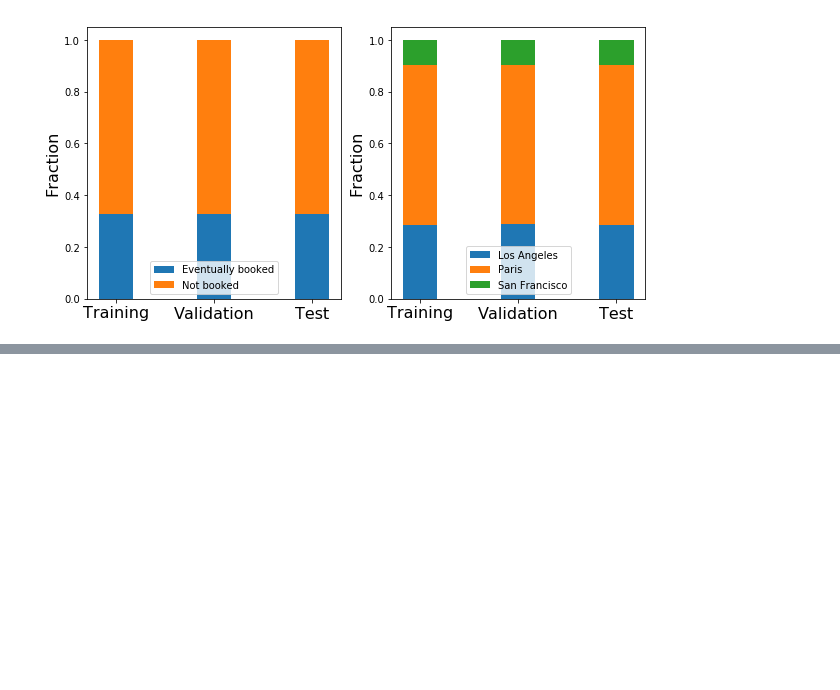
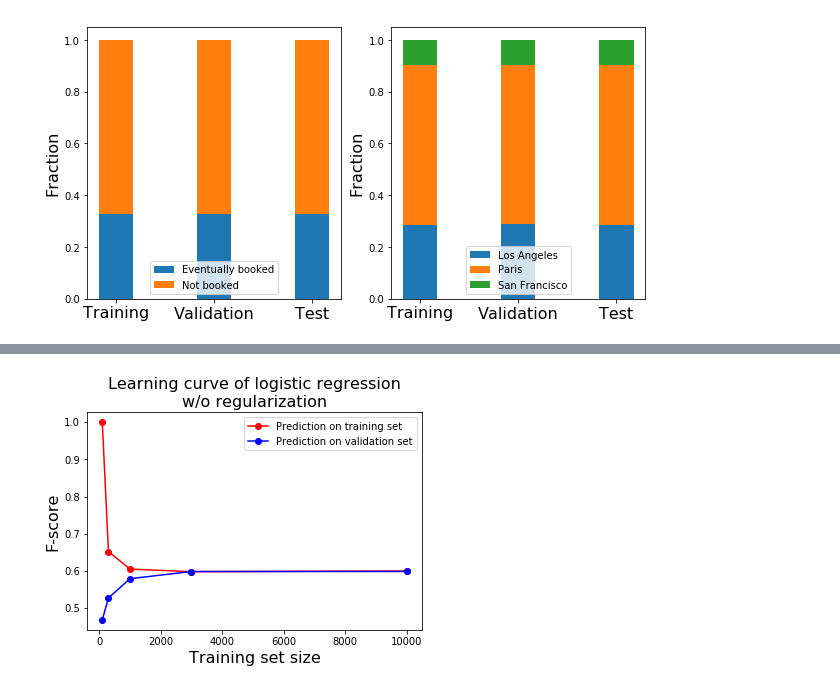
Before and after one commit to yixinmao/airbnb, a Jupyter notebook: scripts/predict_requested.ipynb, the cells around one changed output, grey strips where cells are left out. Drawn from its saved outputs; the diff is of its cells as text; code cells hidden in the pictures; blank space fills up the shorter version.

```diff
--- a/scripts/predict_requested.ipynb
+++ b/scripts/predict_requested.ipynb
@@ -235,0 +243,11 @@ Time for fitting: 95.62247940415727 seconds
+# %%
+# ================================================= #
+# Learning curve for logistic regression model, no regularization
+# ================================================= #
+# --- Run the model for various number of training size --- #
+results = {}
+m_values = [100, 300, 1000, 3000, 10000, 30000, len(X_train)]
+for m in m_values:
+    print('m = {}'.format(m))
+    results[m] = run_model_logreg(
+        'l2', 1e9, X_train[:m], y_train[:m], X_vali, y_vali)
@@ -236,3 +262,19 @@ Time for fitting: 95.62247940415727 seconds
+# %%
+# --- Plot learning curve --- #
+fig = plt.figure()
+list_f1_train = [results[m][1] for m in m_values]
+list_f1_vali = [results[m][2] for m in m_values]
+plt.plot(m_values[:5], list_f1_train[:5], 'ro-')
+plt.plot(m_values[:5], list_f1_vali[:5], 'bo-')
+plt.xlabel('Training set size', fontsize=16)
+plt.ylabel('F-score', fontsize=16)
+plt.title('Learning curve of logistic regression\nw/o regularization',
+          fontsize=16)
+plt.legend(['Prediction on training set', 'Prediction on validation set'])
+fig.savefig(os.path.join(output_dir, 'learning_curve_logreg.png'),
+            format='png', bbox_inches='tight')
+# %% [output]
+[figure, added]
 # %%
 # ================================================= #
 # Fit logistic regression (all features; L2 regularization)
```
Also changed, not shown: parts of 16 cells of this notebook.
